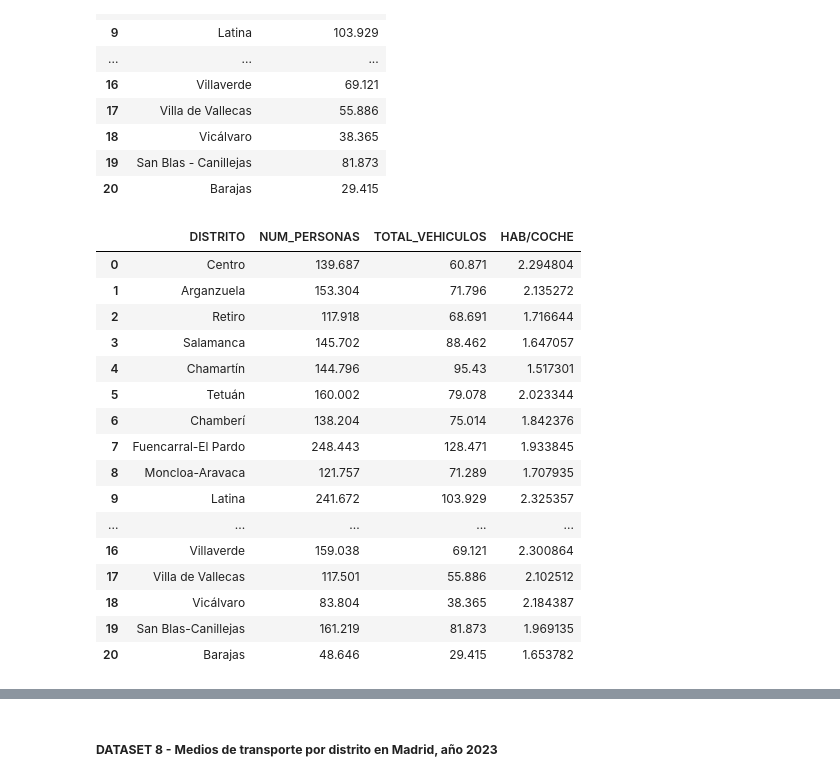
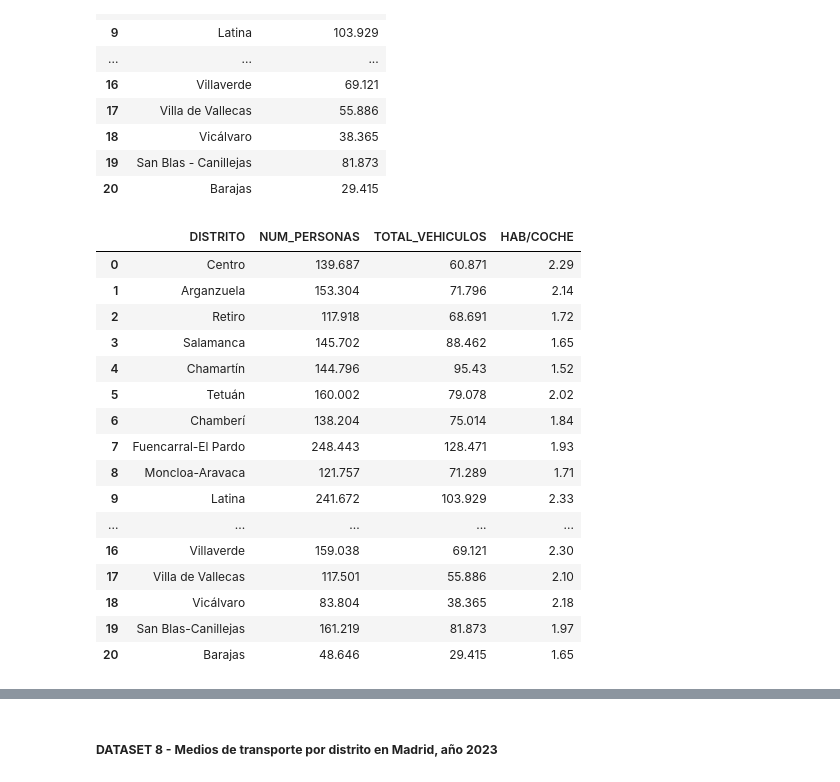
Before and after one commit to XileFrost/EDA_AireRentaMadrid, a Jupyter notebook: FelixdeMolina_EDA-Aire_Madrid.ipynb, the cells around one changed output, grey strips where cells are left out. Saved outputs shown, nothing was run; the diff lists cells and outputs as text; code cells hidden in the pictures.

```diff
--- a/FelixdeMolina_EDA-Aire_Madrid.ipynb
+++ b/FelixdeMolina_EDA-Aire_Madrid.ipynb
@@ -709,26 +709,27 @@ df_vehiculos
 # %%
 # Para estudiar una de mis hipótesis necesito saber el número de habitantes por vehículo en cada distrito
 df_habitantesyvehiculo = pd.concat([df_poblacion.drop('DENSIDAD_POR_KM2', axis=1), df_vehiculos.iloc[:,-1:]], axis=1)
 df_habitantesyvehiculo['HAB/COCHE'] = df_habitantesyvehiculo['NUM_PERSONAS'].astype('float64') / df_habitantesyvehiculo['TOTAL_VEHICULOS'].astype('float64')
+df_habitantesyvehiculo['HAB/COCHE'] = df_habitantesyvehiculo['HAB/COCHE'].round(2)
 df_habitantesyvehiculo
 # %% [output]
 |  | DISTRITO | NUM_PERSONAS | TOTAL_VEHICULOS | HAB/COCHE |
-| 0 | Centro | 139.687 | 60.871 | 2.294804 |
-| 1 | Arganzuela | 153.304 | 71.796 | 2.135272 |
-| 2 | Retiro | 117.918 | 68.691 | 1.716644 |
-| 3 | Salamanca | 145.702 | 88.462 | 1.647057 |
-| 4 | Chamartín | 144.796 | 95.43 | 1.517301 |
-| 5 | Tetuán | 160.002 | 79.078 | 2.023344 |
-| 6 | Chamberí | 138.204 | 75.014 | 1.842376 |
-| 7 | Fuencarral-El Pardo | 248.443 | 128.471 | 1.933845 |
-| 8 | Moncloa-Aravaca | 121.757 | 71.289 | 1.707935 |
-| 9 | Latina | 241.672 | 103.929 | 2.325357 |
+| 0 | Centro | 139.687 | 60.871 | 2.29 |
+| 1 | Arganzuela | 153.304 | 71.796 | 2.14 |
+| 2 | Retiro | 117.918 | 68.691 | 1.72 |
+| 3 | Salamanca | 145.702 | 88.462 | 1.65 |
+| 4 | Chamartín | 144.796 | 95.43 | 1.52 |
+| 5 | Tetuán | 160.002 | 79.078 | 2.02 |
+| 6 | Chamberí | 138.204 | 75.014 | 1.84 |
+| 7 | Fuencarral-El Pardo | 248.443 | 128.471 | 1.93 |
+| 8 | Moncloa-Aravaca | 121.757 | 71.289 | 1.71 |
+| 9 | Latina | 241.672 | 103.929 | 2.33 |
 | ... | ... | ... | ... | ... |
-| 16 | Villaverde | 159.038 | 69.121 | 2.300864 |
-| 17 | Villa de Vallecas | 117.501 | 55.886 | 2.102512 |
-| 18 | Vicálvaro | 83.804 | 38.365 | 2.184387 |
-| 19 | San Blas-Canillejas | 161.219 | 81.873 | 1.969135 |
-| 20 | Barajas | 48.646 | 29.415 | 1.653782 |
+| 16 | Villaverde | 159.038 | 69.121 | 2.30 |
+| 17 | Villa de Vallecas | 117.501 | 55.886 | 2.10 |
+| 18 | Vicálvaro | 83.804 | 38.365 | 2.18 |
+| 19 | San Blas-Canillejas | 161.219 | 81.873 | 1.97 |
+| 20 | Barajas | 48.646 | 29.415 | 1.65 |
 # %%
 # Uno la última columna del dataset 7 al dataframe con los datos objeto de estudio.
 df_datosobjetoestudio = pd.concat([df_datosobjetoestudio, df_habitantesyvehiculo.iloc[:,-2:]], axis=1)
```
Also changed, not shown: parts of 1 cell of this notebook.
